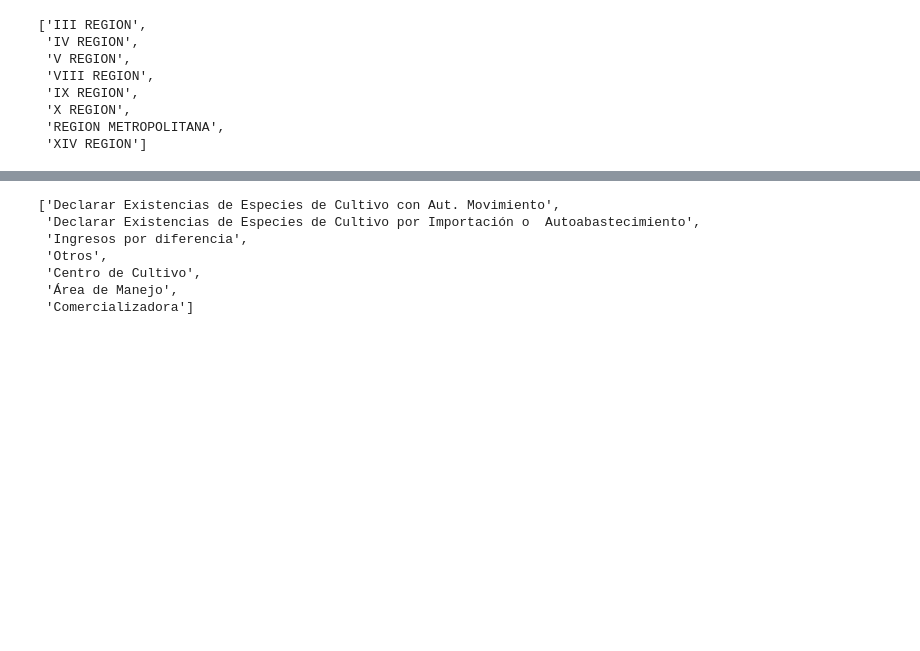
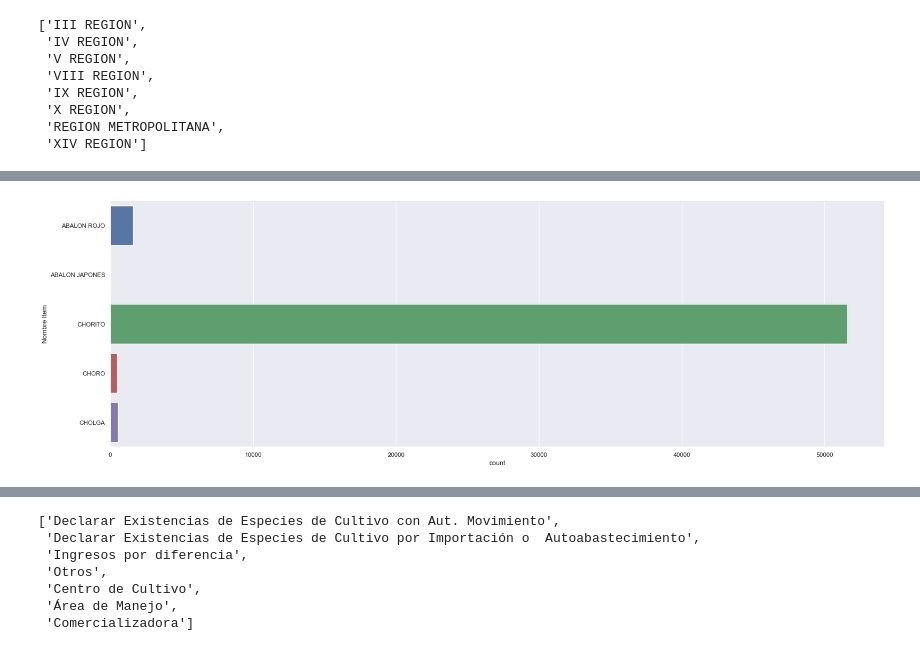
Before and after one commit to pedropablosilvaa/tesis_magister, a Jupyter notebook: notebooks/1_02_EDA_sernapesca_reporte_plantas.ipynb, the cells around one changed output, grey strips where cells are left out. Saved outputs shown, nothing was run; the diff lists cells and outputs as text; code cells hidden in the pictures; blank space fills up the shorter version.

```diff
--- a/notebooks/1_02_EDA_sernapesca_reporte_plantas.ipynb
+++ b/notebooks/1_02_EDA_sernapesca_reporte_plantas.ipynb
@@ -166,0 +171,4 @@ count_clases('Tipo Especie')
+# %%
+count_clases('Nombre Item')
+# %% [output]
+[figure, added]
```
Also changed, not shown: parts of 6 cells of this notebook, 2 other files.
